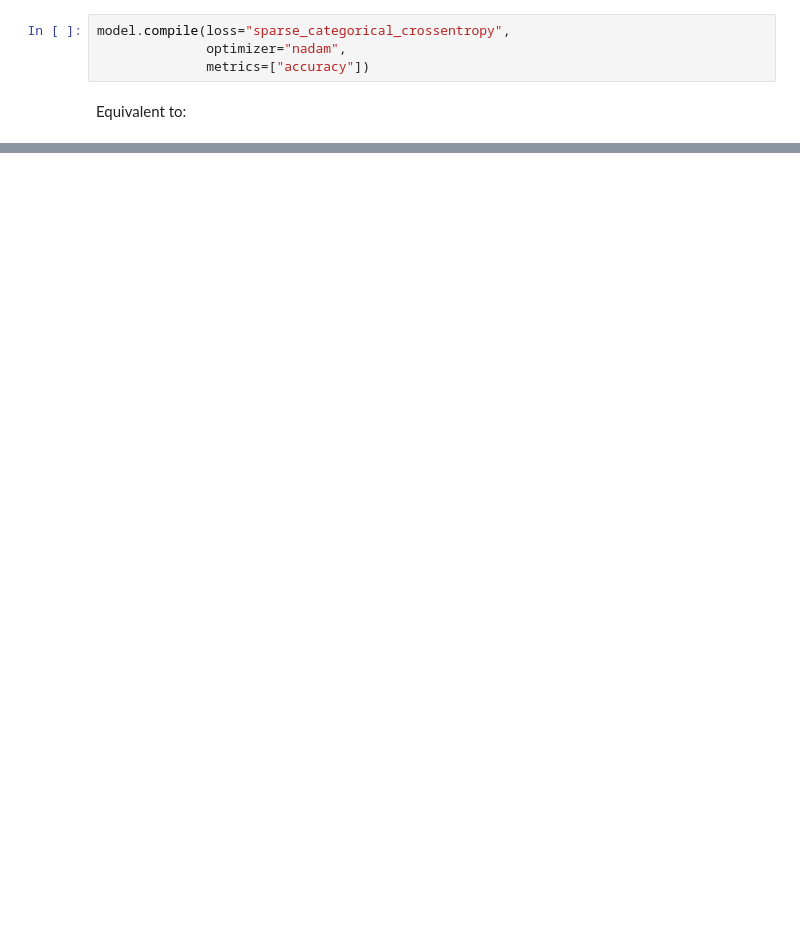
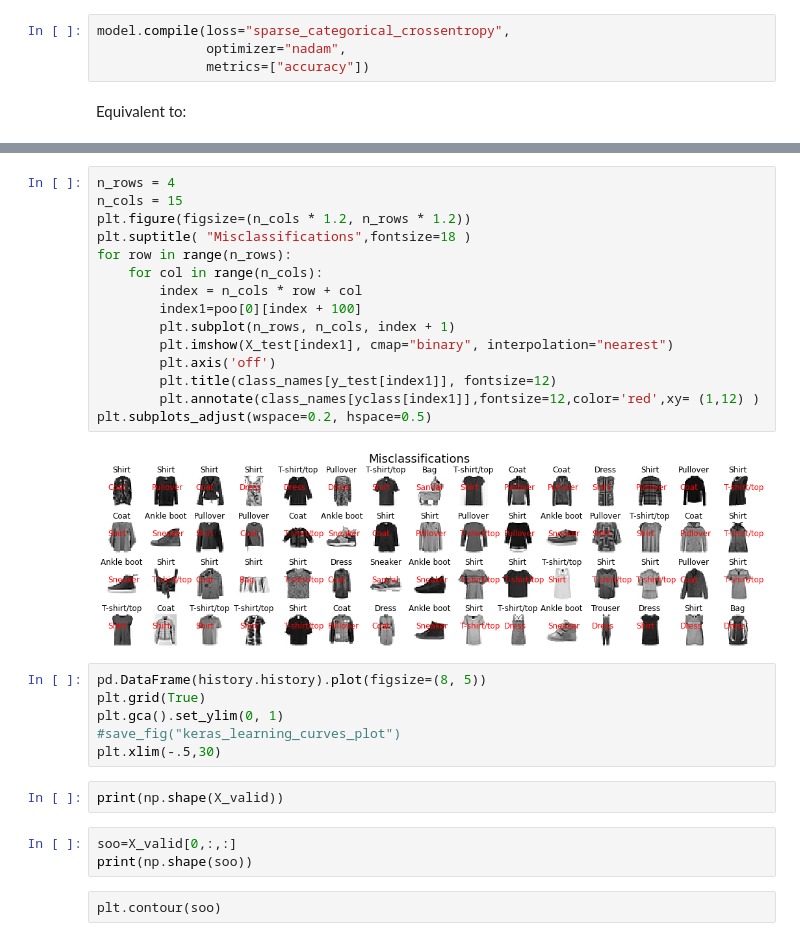
Before and after one commit to JulioTBacmeister/myPythonTools, a Jupyter notebook: MachineLearning/TF-fashion-CNN.ipynb, the cells around one changed output, grey strips where cells are left out. Cells and saved outputs as stored; diff of their text form; blank space fills up the shorter version.

Commit message:
reorg MachineLearning subdir

```diff
--- a/MachineLearning/TF-fashion-CNN.ipynb
+++ b/MachineLearning/TF-fashion-CNN.ipynb
@@ -134,0 +210,30 @@ plt.show()
+# %%
+n_rows = 4
+n_cols = 15
+plt.figure(figsize=(n_cols * 1.2, n_rows * 1.2))
+plt.suptitle( "Misclassifications",fontsize=18 )
+for row in range(n_rows):
+    for col in range(n_cols):
+        index = n_cols * row + col
+        index1=poo[0][index + 100]
+        plt.subplot(n_rows, n_cols, index + 1)
+        plt.imshow(X_test[index1], cmap="binary", interpolation="nearest")
+        plt.axis('off')
+        plt.title(class_names[y_test[index1]], fontsize=12)
+        plt.annotate(class_names[yclass[index1]],fontsize=12,color='red',xy= (1,12) )
+plt.subplots_adjust(wspace=0.2, hspace=0.5)
+# %% [output]
+[figure, added]
+# %%
+pd.DataFrame(history.history).plot(figsize=(8, 5))
+plt.grid(True)
+plt.gca().set_ylim(0, 1)
+#save_fig("keras_learning_curves_plot")
+plt.xlim(-.5,30)
+# %%
+print(np.shape(X_valid))
+# %%
+soo=X_valid[0,:,:]
+print(np.shape(soo))
+# %% [raw]
+plt.contour(soo)
```
Also changed, not shown: parts of 14 cells of this notebook, 1 other file.
